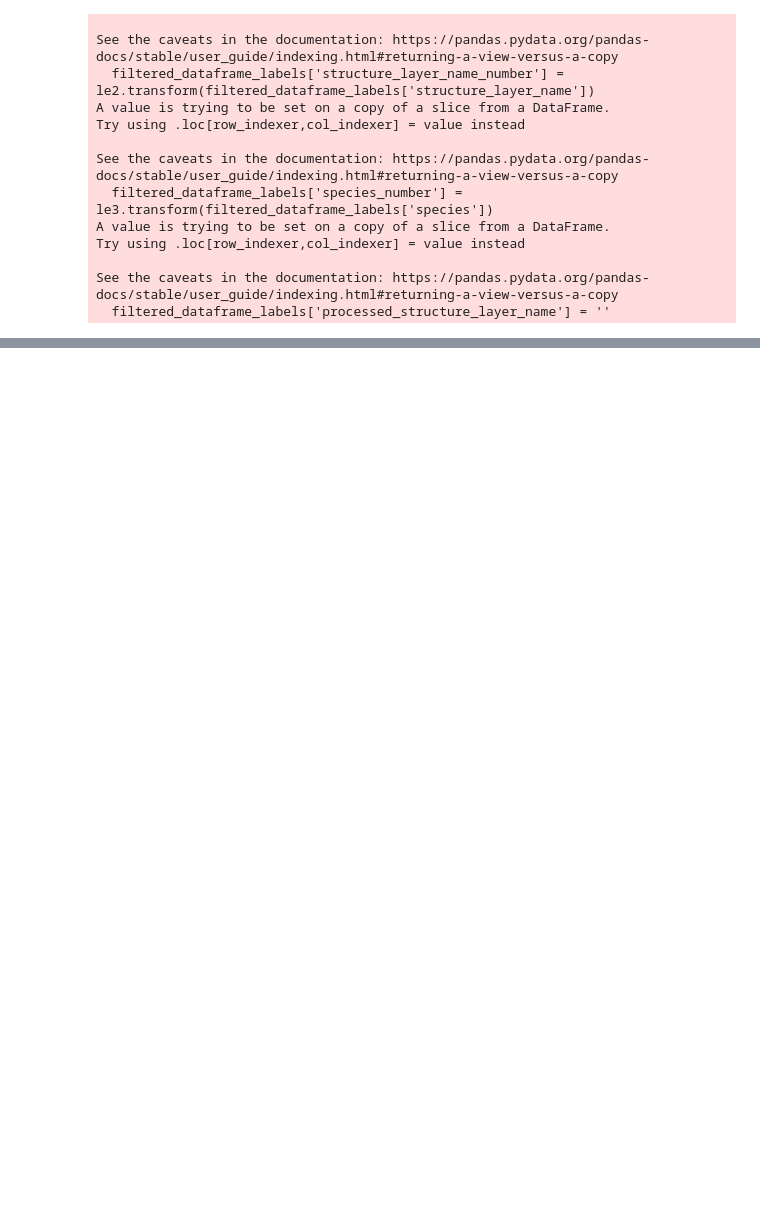
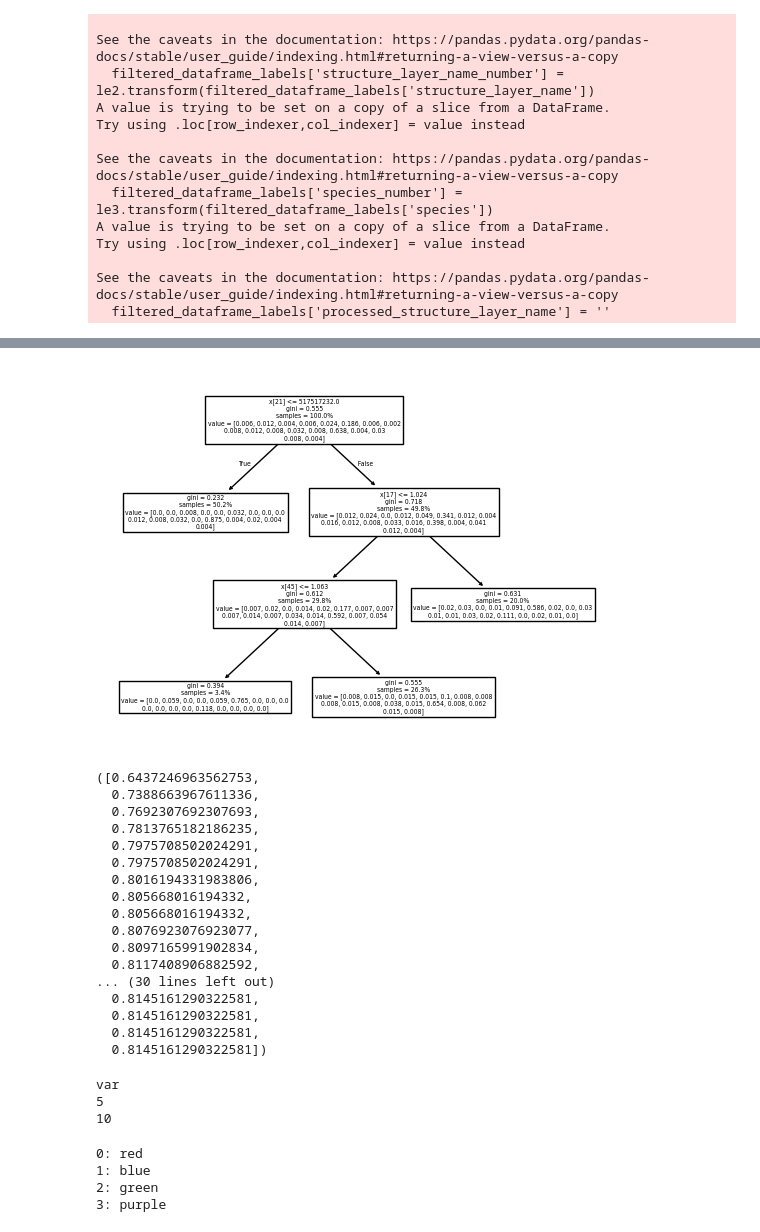
Before and after one commit to lynnha577/cell_classification, a Jupyter notebook: scripts/Random_Forest.ipynb, the cells around one changed output, grey strips where cells are left out. Cells and saved outputs as stored; diff of their text form; code cells hidden in the pictures; blank space fills up the shorter version.

```diff
--- a/scripts/Random_Forest.ipynb
+++ b/scripts/Random_Forest.ipynb
@@ -86,0 +102,51 @@ InvalidParameterError: The 'y_pred' parameter of confusion_matrix must be an arr
+# %%
+from decisionTree import make_decisionTree, get_acc
+from sklearn.tree import DecisionTreeClassifier
+full_dataframe["merged_labels"] = full_dataframe["dendrite_type"] + "_" + full_dataframe["processed_structure_layer_name"]
+
+X = full_dataframe.drop(labels.columns, axis=1)
+X = X.drop(["id", "merged_labels"], axis = 1)
+Y = full_dataframe["structure_area_abbrev"]
+max_leaf_nodes = 4
+
+make_decisionTree(X, Y, max_leaf_nodes)
+list_nodes = np.arange(2, 25)
+get_acc(X_train, y_train, X_test, y_test, list_nodes, "RandomForest")
+# %% [output]
+[figure, added]
+([0.6437246963562753,
+  0.7388663967611336,
+  0.7692307692307693,
+  0.7813765182186235,
+  0.7975708502024291,
+  0.7975708502024291,
+  0.8016194331983806,
+  0.805668016194332,
+  0.805668016194332,
+  0.8076923076923077,
+  0.8097165991902834,
+  0.8117408906882592,
+... (30 lines left out)
+  0.8145161290322581,
+  0.8145161290322581,
+  0.8145161290322581,
+  0.8145161290322581])
+# %%
+var = 5
+print(f"var")
+print(f"{var}")
+print(f"{var+5}")
+# %% [output]
+var
+5
+10
+# %%
+colors = ["red", "blue", "green", "purple"]
+dict = {"red":"red", "blue":"blue", "green":"green", "purple":"purple"}
+for ind, color in enumerate(dict.keys()):
+    print(f"{ind}: {color}")
+# %% [output]
+0: red
+1: blue
+2: green
+3: purple
```
Also changed, not shown: parts of 6 cells of this notebook, 5 other files.
